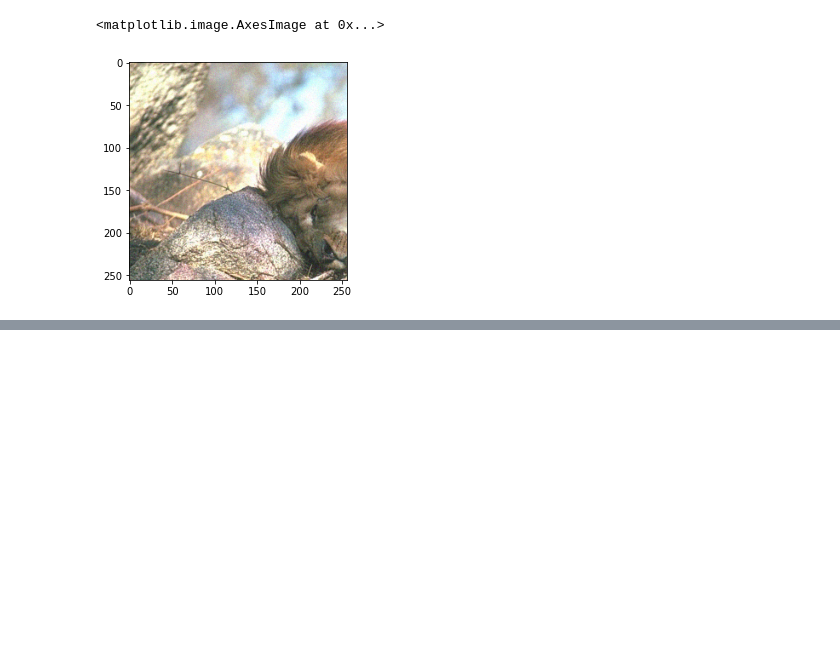
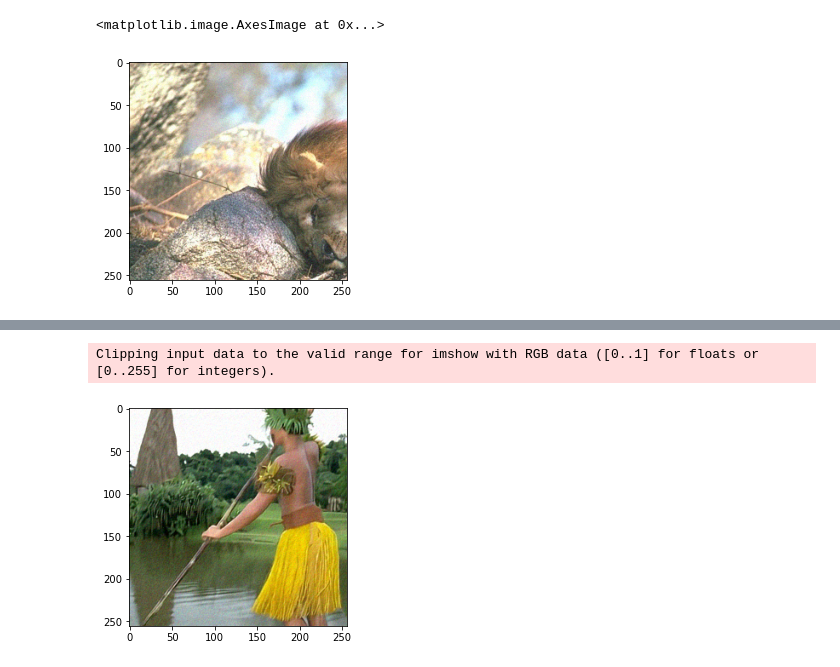
Before and after one commit to zihaozou/potential, a Jupyter notebook: test.ipynb, the cells around one changed output, grey strips where cells are left out. Drawn from its saved outputs; the diff is of its cells as text; code cells hidden in the pictures; blank space fills up the shorter version.

```diff
--- a/test.ipynb
+++ b/test.ipynb
@@ -112,0 +106,68 @@ Clipping input data to the valid range for imshow with RGB data ([0..1] for floa
+# %%
+
+def calculate_F(x,s,img,lamb):
+        '''
+        Calculation of the objective function value f + lamb*s
+        :param x: Point where to evaluate F
+        :param s: Precomputed regularization function value
+        :param img: Degraded image
+        :return: F(x)
+        '''
+
+        deg_x = utils_sr.imfilter(x,model.k_tensor[0].flip(1).flip(2).expand(3,-1,-1,-1))
+        F = 0.5 * torch.norm(img - deg_x, p=2) ** 2 + lamb * s
+        return F.item()
+# %%
+relative_diff_F_min=1e-6
+diff_F=1
+F_old=1
+maxitr=30
+i=0
+lamb=0.1
+tau=10.0
+x=X0
+model.initialize_prox(Xblur,kernel)
+while i < maxitr and abs(diff_F)/F_old > relative_diff_F_min:
+    i+=1
+    sigma_denoiser = 13.770
+
+    x_old = x
+
+    #Denoising of x_old and calculation of F_old
+    Ds, f = model.rObj.grad2(x_old, sigma_denoiser / 255.)
+    Ds = Ds.detach()
+    f = f.detach()
+    Dx = x_old -   Ds
+    s_old = 0.5 * (torch.norm(x_old.double() - f.double(), p=2) ** 2)
+    F_old = calculate_F(x_old, s_old, Xblur,lamb)
+
+    backtracking_check = False
+
+    while not backtracking_check:
+
+        # Gradient step
+        z = (1 - lamb * tau) * x_old + lamb * tau * Dx
+
+        # Proximal step
+        x = model.calculate_prox(z)
+
+        # Calculation of Fnew
+        f = model.rObj.grad2(x, sigma_denoiser / 255.)[1]
+        f = f.detach()
+        s = 0.5 * (torch.norm(x.double() - f.double(), p=2) ** 2)
+        F_new = calculate_F(x,s,Xblur,lamb)
+
+        # Backtracking
+        diff_x = (torch.norm(x - x_old, p=2) ** 2).item()
+        diff_F = F_old - F_new
+        if diff_F < (0.1 / tau) * diff_x and abs(diff_F)/F_old > relative_diff_F_min:
+            backtracking_check = False
+            tau = 0.9 * tau
+            x = x_old
+        else:
+            backtracking_check = True
+plt.imshow(x[0,:,:,:].detach().permute(1,2,0).cpu().numpy())
+plt.show()
+# %% [output]
+Clipping input data to the valid range for imshow with RGB data ([0..1] for floats or [0..255] for integers).
+[figure, added]
```
Also changed, not shown: parts of 10 cells of this notebook, 9 other files.
